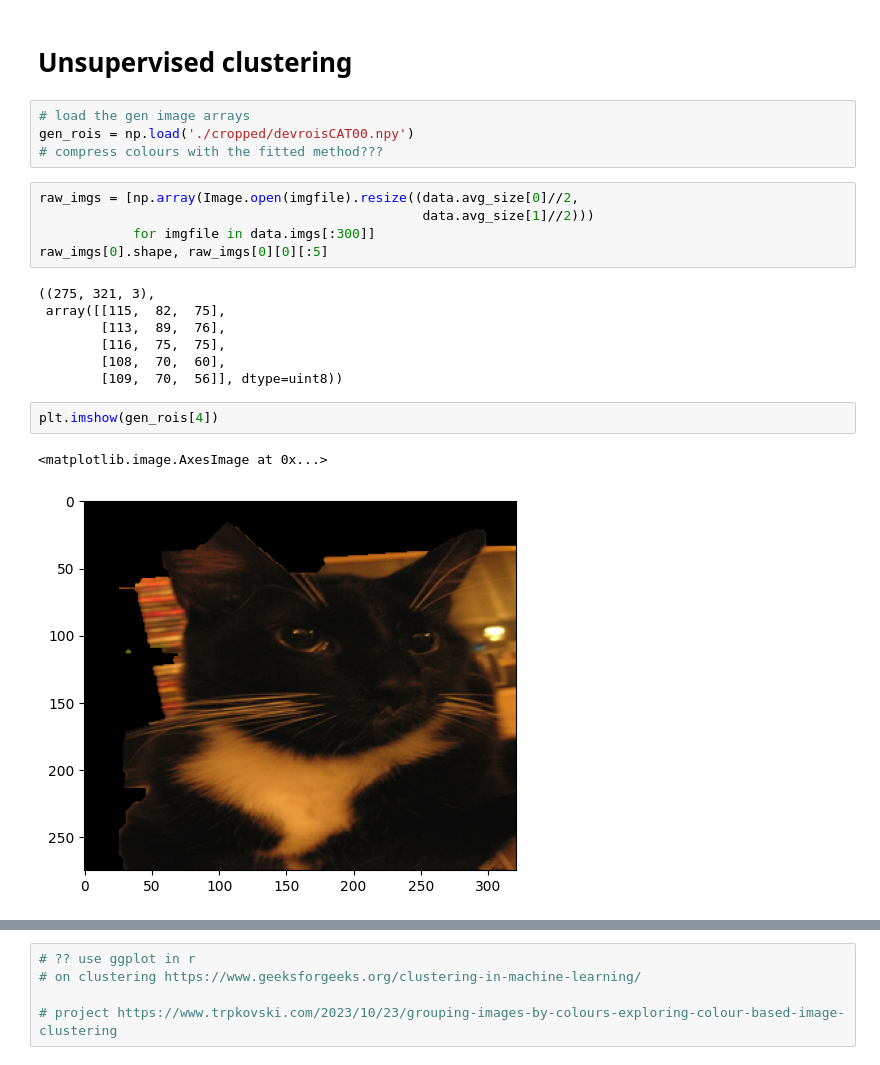
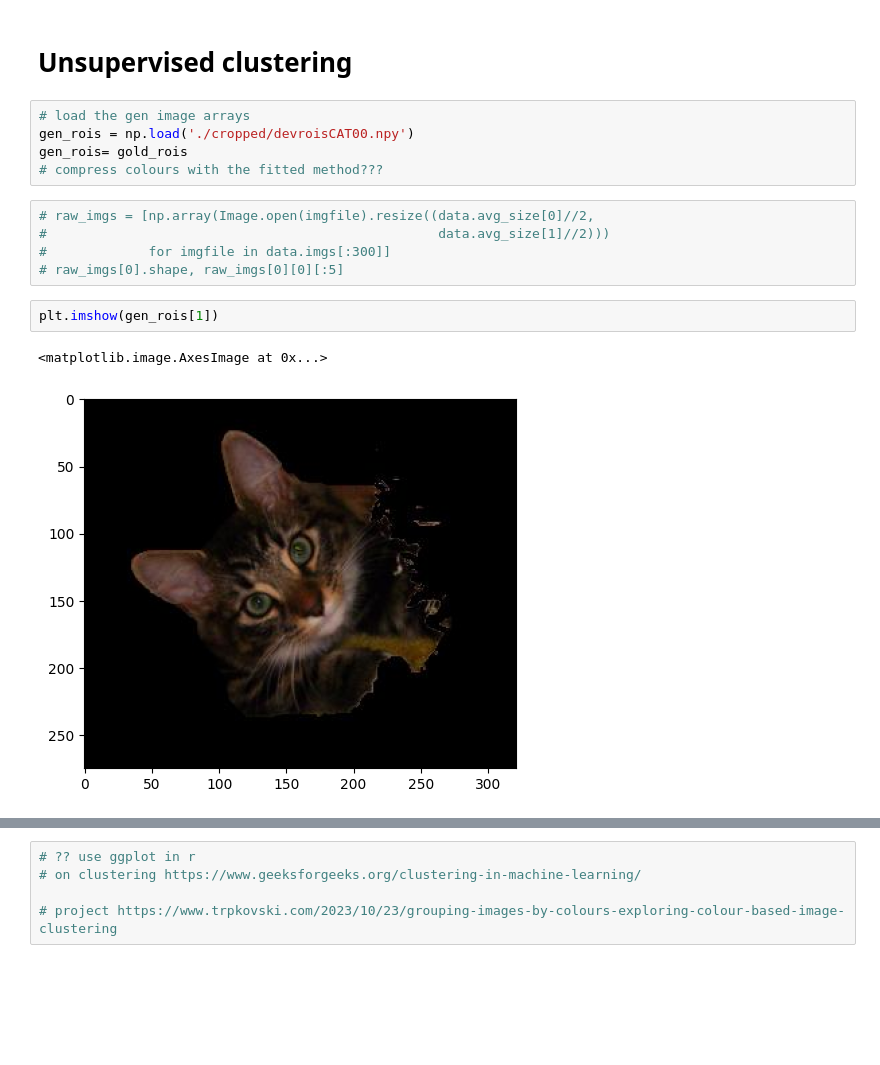
Before and after one commit to jshrdt/ML2-final, a Jupyter notebook: ML2-final-expl.ipynb, the cells around one changed output, grey strips where cells are left out. Cells and saved outputs as stored; diff of their text form; blank space fills up the shorter version.

```diff
--- a/ML2-final-expl.ipynb
+++ b/ML2-final-expl.ipynb
@@ -205,21 +233,15 @@ https://www.geeksforgeeks.org/extract-dominant-colors-of-an-image-using-python/
 # %%
 # load the gen image arrays
 gen_rois = np.load('./cropped/devroisCAT00.npy')
+gen_rois= gold_rois
 # compress colours with the fitted method???
 # %%
-raw_imgs = [np.array(Image.open(imgfile).resize((data.avg_size[0]//2,
-                                                 data.avg_size[1]//2)))
-            for imgfile in data.imgs[:300]]
-raw_imgs[0].shape, raw_imgs[0][0][:5]
+# raw_imgs = [np.array(Image.open(imgfile).resize((data.avg_size[0]//2,
+#                                                  data.avg_size[1]//2)))
+#             for imgfile in data.imgs[:300]]
+# raw_imgs[0].shape, raw_imgs[0][0][:5]
-# %% [output]
-((275, 321, 3),
- array([[115,  82,  75],
-        [113,  89,  76],
-        [116,  75,  75],
-        [108,  70,  60],
-        [109,  70,  56]], dtype=uint8))
 # %%
-plt.imshow(gen_rois[4])
+plt.imshow(gen_rois[1])
 # %% [output]
 <matplotlib.image.AxesImage at 0x...>
-[figure, old version]
+[figure, new version]
```
Also changed, not shown: parts of 31 cells of this notebook, 5 other files.
